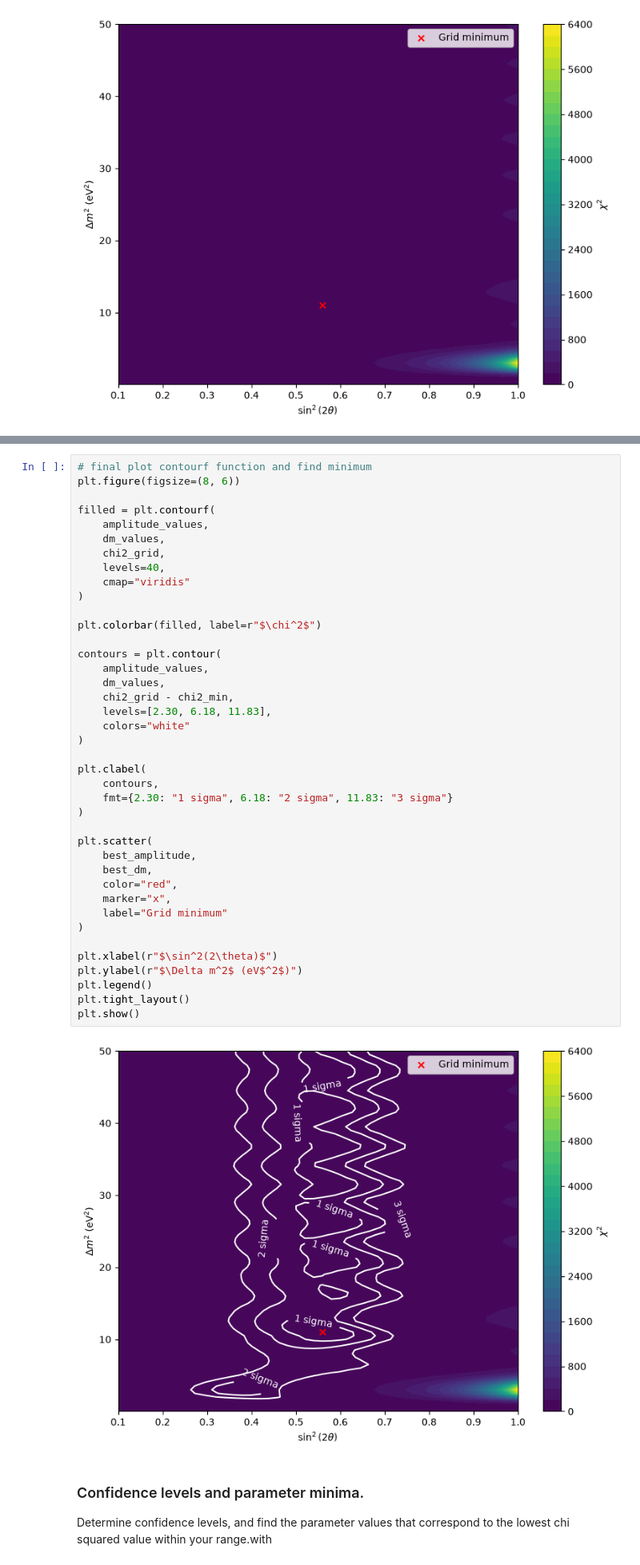
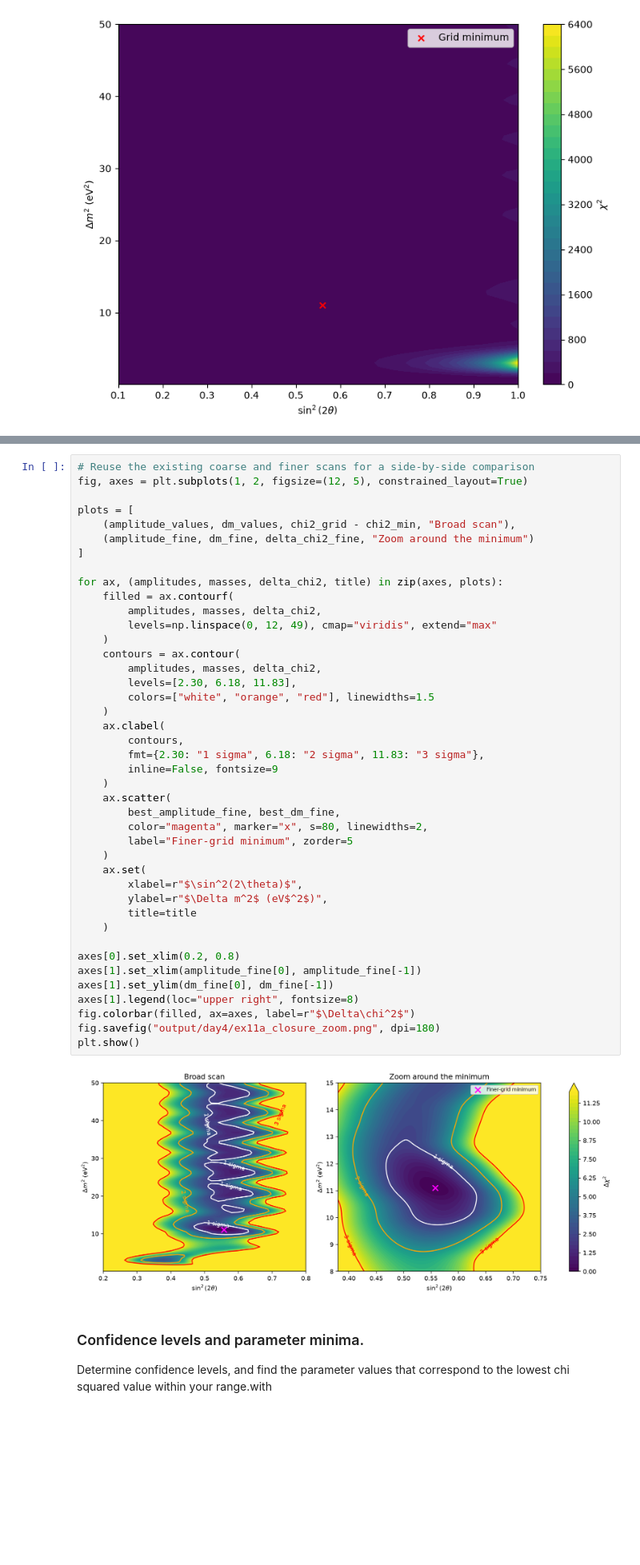
Before and after one commit to CanonicaliTY/uboone_lab_student_copy, a Jupyter notebook: MainAnalysis_template.ipynb, the cells around one changed output, grey strips where cells are left out. Shown at 80% size. Saved outputs shown, nothing was run; the diff lists cells and outputs as text; blank space fills up the shorter version.

```diff
--- a/MainAnalysis_template.ipynb
+++ b/MainAnalysis_template.ipynb
@@ -893,45 +891,47 @@ Minimum chi-squared: 0.00000002
 # %%
-# final plot contourf function and find minimum
-plt.figure(figsize=(8, 6))
+# Reuse the existing coarse and finer scans for a side-by-side comparison
+fig, axes = plt.subplots(1, 2, figsize=(12, 5), constrained_layout=True)
 
-filled = plt.contourf(
-    amplitude_values,
-    dm_values,
-    chi2_grid,
-    levels=40,
-    cmap="viridis"
-)
+plots = [
+    (amplitude_values, dm_values, chi2_grid - chi2_min, "Broad scan"),
+    (amplitude_fine, dm_fine, delta_chi2_fine, "Zoom around the minimum")
+]
 
-plt.colorbar(filled, label=r"$\chi^2$")
+for ax, (amplitudes, masses, delta_chi2, title) in zip(axes, plots):
+    filled = ax.contourf(
+        amplitudes, masses, delta_chi2,
+        levels=np.linspace(0, 12, 49), cmap="viridis", extend="max"
+    )
+    contours = ax.contour(
+        amplitudes, masses, delta_chi2,
+        levels=[2.30, 6.18, 11.83],
+        colors=["white", "orange", "red"], linewidths=1.5
+    )
+    ax.clabel(
+        contours,
+        fmt={2.30: "1 sigma", 6.18: "2 sigma", 11.83: "3 sigma"},
+        inline=False, fontsize=9
+    )
+    ax.scatter(
+        best_amplitude_fine, best_dm_fine,
+        color="magenta", marker="x", s=80, linewidths=2,
+        label="Finer-grid minimum", zorder=5
+    )
+    ax.set(
+        xlabel=r"$\sin^2(2\theta)$",
+        ylabel=r"$\Delta m^2$ (eV$^2$)",
+        title=title
+    )
 
-contours = plt.contour(
-    amplitude_values,
-    dm_values,
-    chi2_grid - chi2_min,
-    levels=[2.30, 6.18, 11.83],
-    colors="white"
-)
-
-plt.clabel(
-    contours,
-    fmt={2.30: "1 sigma", 6.18: "2 sigma", 11.83: "3 sigma"}
-)
-
-plt.scatter(
-    best_amplitude,
-    best_dm,
-    color="red",
-    marker="x",
-    label="Grid minimum"
-)
-
-plt.xlabel(r"$\sin^2(2\theta)$")
-plt.ylabel(r"$\Delta m^2$ (eV$^2$)")
-plt.legend()
-plt.tight_layout()
+axes[0].set_xlim(0.2, 0.8)
+axes[1].set_xlim(amplitude_fine[0], amplitude_fine[-1])
+axes[1].set_ylim(dm_fine[0], dm_fine[-1])
+axes[1].legend(loc="upper right", fontsize=8)
+fig.colorbar(filled, ax=axes, label=r"$\Delta\chi^2$")
+fig.savefig("output/day4/ex11a_closure_zoom.png", dpi=180)
 plt.show()
 # %% [output]
-[figure, old version]
+[figure, new version]
 # %% [markdown]
 ### Confidence levels and parameter minima.
 Determine confidence levels, and find the parameter values that correspond to the lowest chi squared value within your range.with
```
Also changed, not shown: parts of 5 cells of this notebook, 3 other files.
